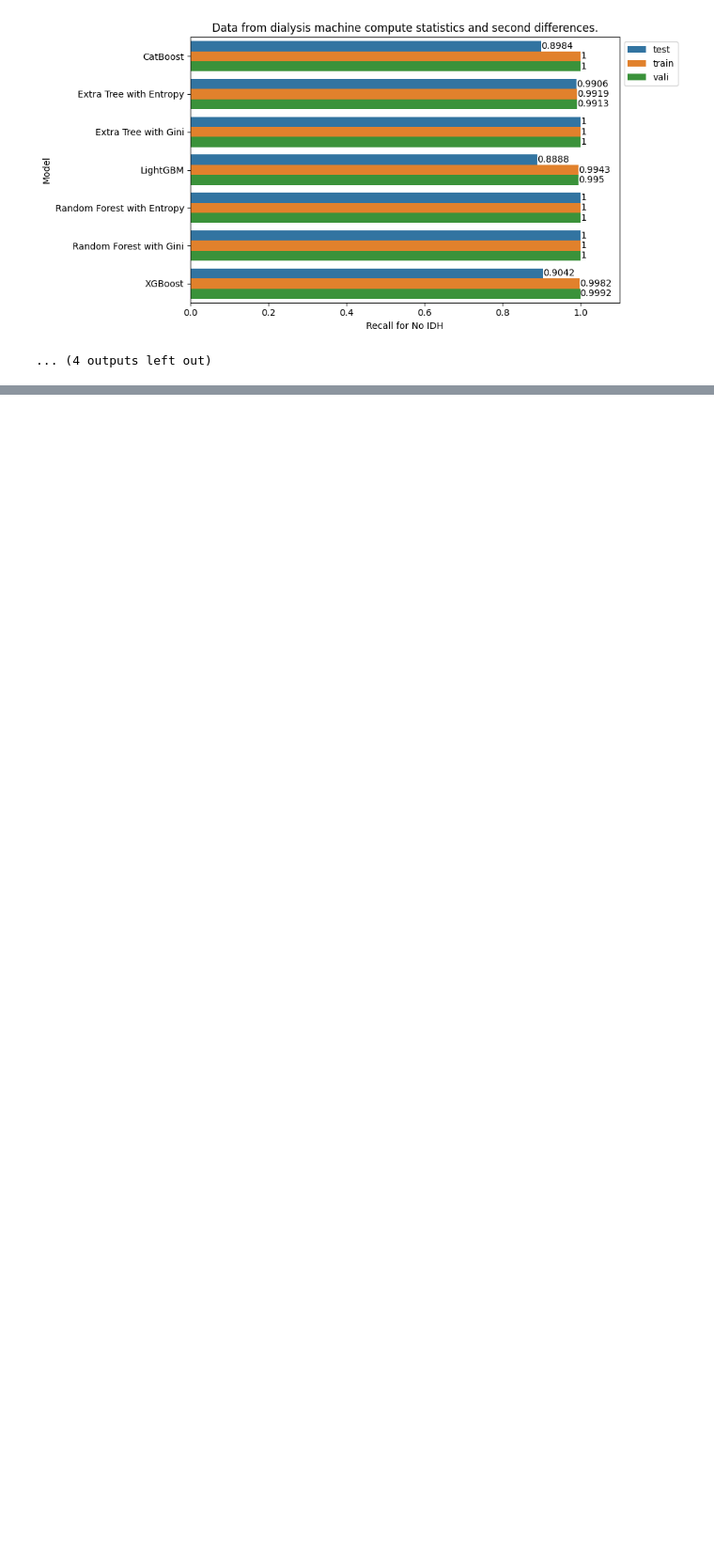
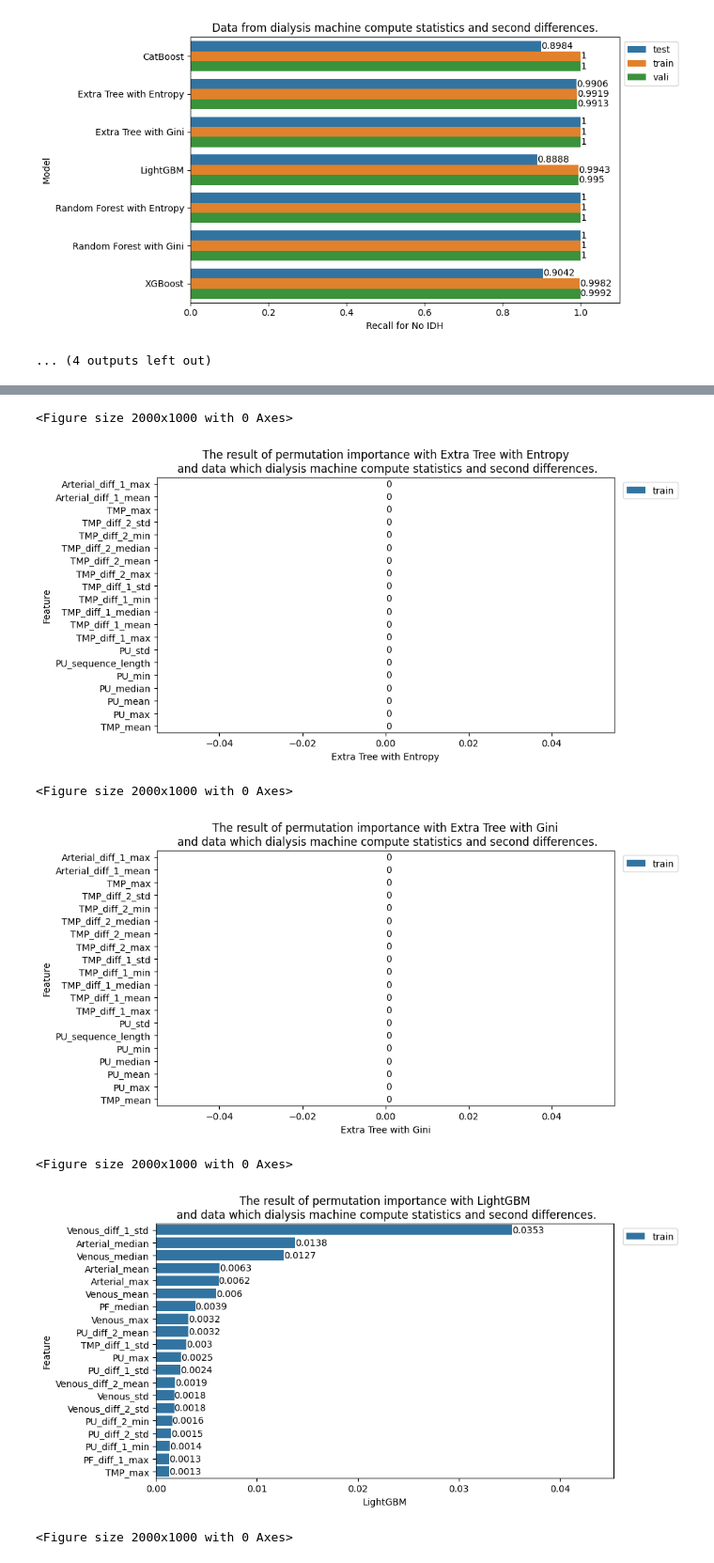
Before and after one commit to Wang-Jian-An/NCKUH-Pediatric-Nephrology, a Jupyter notebook: 9-Result_Analysis.ipynb, the cells around one changed output, grey strips where cells are left out. Shown at 94% size. Drawn from its saved outputs; the diff is of its cells as text; code cells hidden in the pictures; blank space fills up the shorter version.

```diff
--- a/9-Result_Analysis.ipynb
+++ b/9-Result_Analysis.ipynb
@@ -102,0 +83,15 @@ for one_column in column[1:]:
+# %%
+group_by_list = ["MetaData_ID", "Split_ID", "Standardization", "Decomposition", "FeatureSelection", "Set", "Model", "Feature"]
+raw_permutation_importance_result = raw_permutation_importance_result.drop(columns = [i for i in raw_permutation_importance_result.columns if raw_permutation_importance_result[i].dtype == "O" and i not in group_by_list])
+
+# Group by
+mean_totalResult = raw_permutation_importance_result.groupby(by = group_by_list).mean().drop(columns = ["Data_ID"])
+std_totalResult = raw_permutation_importance_result.groupby(by = group_by_list).std().drop(columns = ["Data_ID"])
+
+# Define MultiIndex and Column
+multiindex = mean_totalResult.index
+column = mean_totalResult.columns
+
+# Combine Mean and Standardization
+totalResult = pd.DataFrame([["{} ({})".format(round(one_mean, 4), round(one_std, 4)) for one_mean, one_std in zip(one_mean_list, one_std_list) ] for one_mean_list, one_std_list in zip(mean_totalResult.values.tolist(), std_totalResult.values.tolist())],
+                           index = multiindex, columns = column)
@@ -102,0 +100,29 @@ for one_column in column[1:]:
+# %%
+mean_totalResult = mean_totalResult.reset_index()
+mean_totalResult = mean_totalResult.query("Standardization == 'None' and FeatureSelection == 'None' and Set == 'train'")
+
+for one_model in mean_totalResult["Model"].unique():
+    plt.figure(figsize = (20, 10))
+    select_mean_totalResult = mean_totalResult.query("Model == @one_model").sort_values(by = "Importance_Mean", ascending = False).iloc[:20, :]
+    select_mean_totalResult.loc[:, "Importance_Mean"] = select_mean_totalResult.loc[:, "Importance_Mean"].apply(lambda x: round(x, 4))
+    plt.figure(figsize = (10, 5))
+    ax = sns.barplot(data = select_mean_totalResult, y = "Feature", x = "Importance_Mean", hue = "Set")
+    for i in ax.containers:
+        ax.bar_label(i, )
+
+    plt.xlabel(one_model)
+    plt.legend(bbox_to_anchor = (1.15, 1))
+    if select_mean_totalResult["Importance_Mean"].unique().tolist().__len__() > 1:
+        plt.xlim(0, np.max(select_mean_totalResult["Importance_Mean"].unique())+0.01)
+    plt.title(f"The result of permutation importance with {one_model}\n and data which dialysis machine compute statistics and second differences.")
+    plt.tight_layout()
+    plt.savefig(f"../result/Result_Plot/MetaData1_Permutation_Importance_{one_model}.png")
+    plt.show()
+# %% [output]
+<Figure size 2000x1000 with 0 Axes>
+[figure, added]
+<Figure size 2000x1000 with 0 Axes>
+[figure, added]
+<Figure size 2000x1000 with 0 Axes>
+[figure, added]
+<Figure size 2000x1000 with 0 Axes>
```
Also changed, not shown: parts of 6 cells of this notebook.
